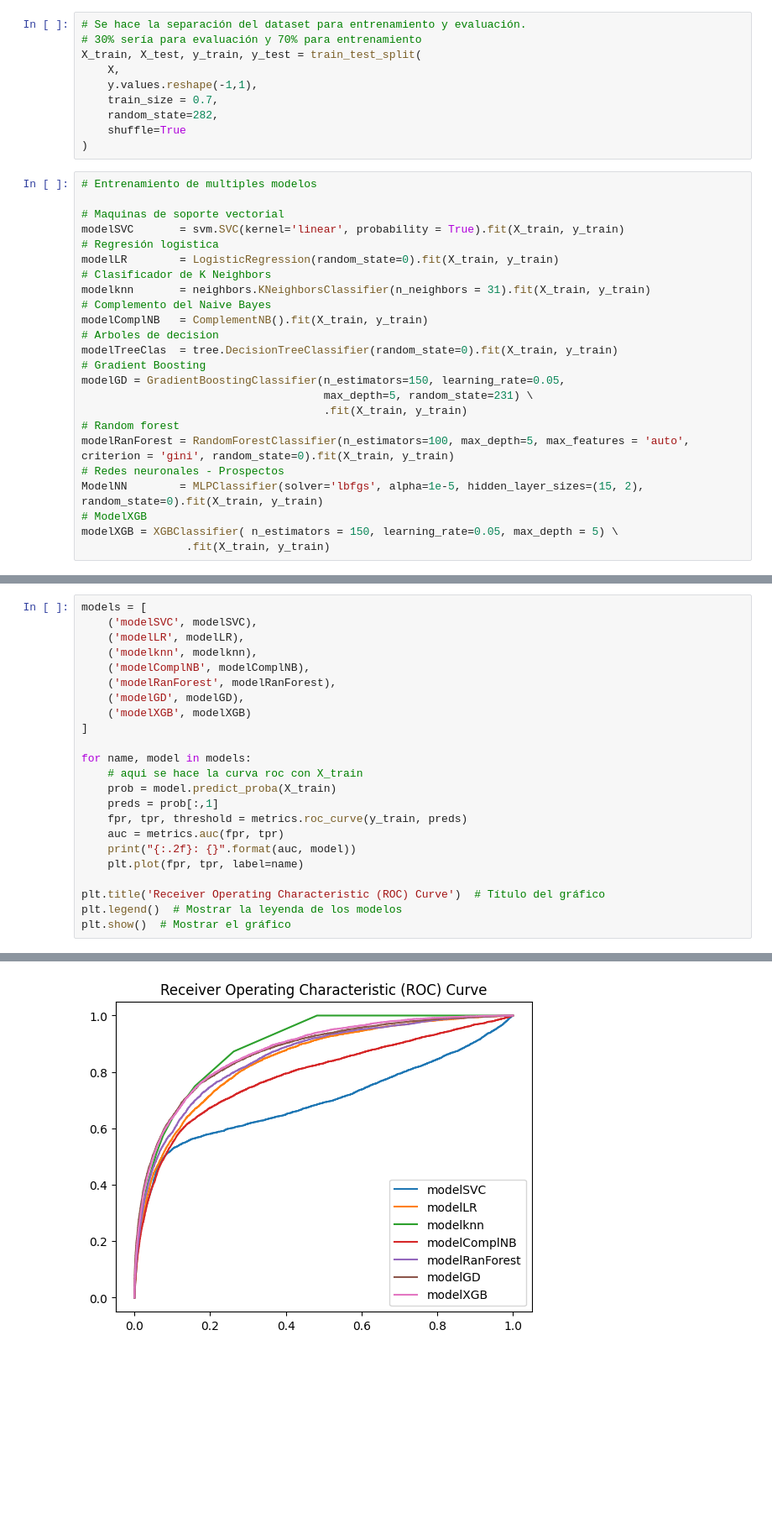
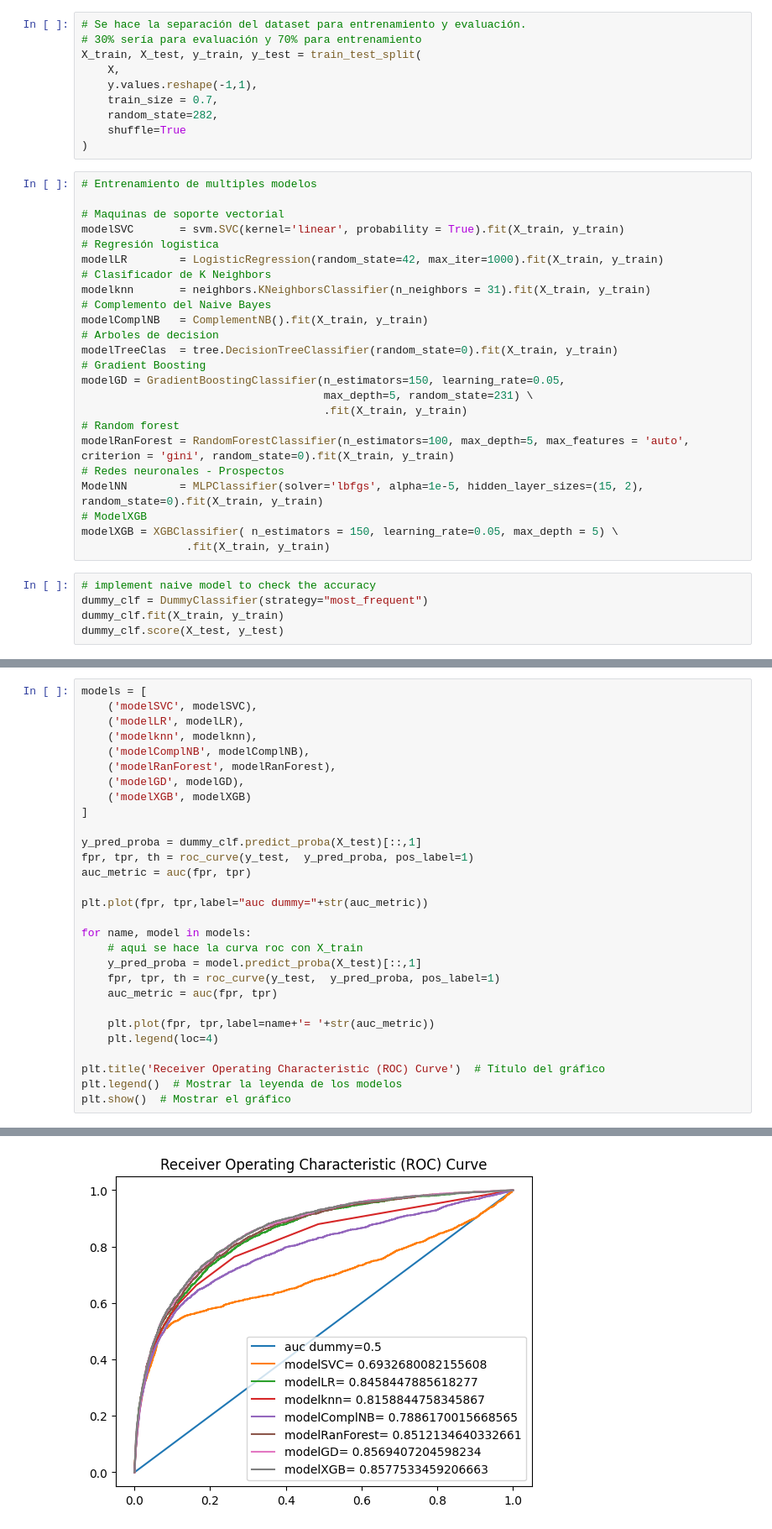
Before and after one commit to 00Fede/givemesomecredit, a Jupyter notebook: Model_Implementation_Training.ipynb, the cells around one changed output, grey strips where cells are left out. Shown: that part at 84% size. Saved outputs shown, nothing was run; the diff lists cells and outputs as text; blank space fills up the shorter version.

```diff
--- a/Model_Implementation_Training.ipynb
+++ b/Model_Implementation_Training.ipynb
@@ -103,7 +105,7 @@ X_train, X_test, y_train, y_test = train_test_split(
 # Maquinas de soporte vectorial
 modelSVC       = svm.SVC(kernel='linear', probability = True).fit(X_train, y_train)
 # Regresión logistica
-modelLR        = LogisticRegression(random_state=0).fit(X_train, y_train)
+modelLR        = LogisticRegression(random_state=42, max_iter=1000).fit(X_train, y_train)
 # Clasificador de K Neighbors
 modelknn       = neighbors.KNeighborsClassifier(n_neighbors = 31).fit(X_train, y_train)
 # Complemento del Naive Bayes
@@ -121,3 +123,8 @@ ModelNN        = MLPClassifier(solver='lbfgs', alpha=1e-5, hidden_layer_sizes=(1
 # ModelXGB
 modelXGB = XGBClassifier( n_estimators = 150, learning_rate=0.05, max_depth = 5) \
                 .fit(X_train, y_train)
+# %%
+# implement naive model to check the accuracy
+dummy_clf = DummyClassifier(strategy="most_frequent")
+dummy_clf.fit(X_train, y_train)
+dummy_clf.score(X_test, y_test)
@@ -132,14 +141,20 @@ models = [
     ('modelXGB', modelXGB)
 ]
 
+y_pred_proba = dummy_clf.predict_proba(X_test)[::,1]
+fpr, tpr, th = roc_curve(y_test,  y_pred_proba, pos_label=1)
+auc_metric = auc(fpr, tpr)
+
+plt.plot(fpr, tpr,label="auc dummy="+str(auc_metric))
+
 for name, model in models:
     # aqui se hace la curva roc con X_train
-    prob = model.predict_proba(X_train)
-    preds = prob[:,1]
-    fpr, tpr, threshold = metrics.roc_curve(y_train, preds)
-    auc = metrics.auc(fpr, tpr)
-    print("{:.2f}: {}".format(auc, model))
-    plt.plot(fpr, tpr, label=name)
+    y_pred_proba = model.predict_proba(X_test)[::,1]
+    fpr, tpr, th = roc_curve(y_test,  y_pred_proba, pos_label=1)
+    auc_metric = auc(fpr, tpr)
+
+    plt.plot(fpr, tpr,label=name+'= '+str(auc_metric))
+    plt.legend(loc=4)
 
 plt.title('Receiver Operating Characteristic (ROC) Curve')  # Título del gráfico
 plt.legend()  # Mostrar la leyenda de los modelos
@@ -166,4 +163,4 @@ plt.show()  # Mostrar el gráfico
-[figure, old version]
+[figure, new version]
 # %%
 # Validación cruzada en todos los modelos
 cv = 6
```
Also changed, not shown: parts of 5 cells of this notebook.
